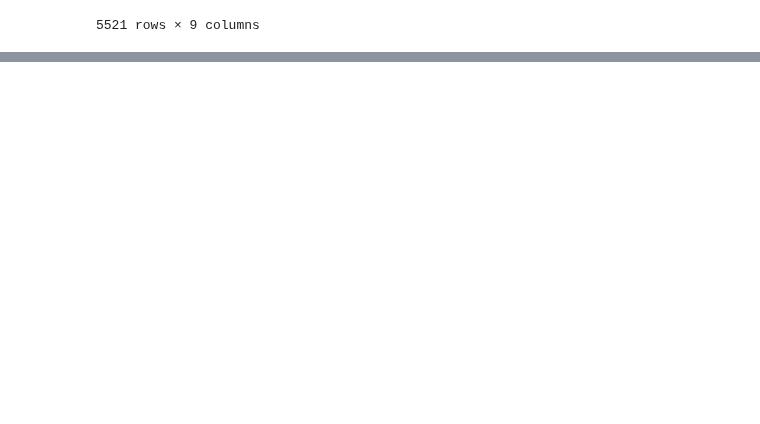
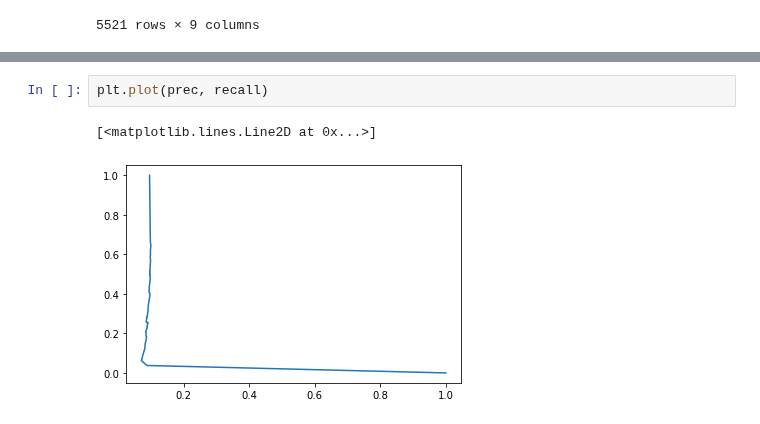
Before and after one commit to ajipalar/pynet, a Jupyter notebook: devel/PlotBioGridStats.ipynb, the cells around one changed output, grey strips where cells are left out. Drawn from its saved outputs; the diff is of its cells as text; blank space fills up the shorter version.

```diff
--- a/devel/PlotBioGridStats.ipynb
+++ b/devel/PlotBioGridStats.ipynb
@@ -107,0 +141,5 @@ spec_counts_df
+# %%
+plt.plot(prec, recall)
+# %% [output]
+[<matplotlib.lines.Line2D at 0x...>]
+[figure, added]
```
Also changed, not shown: parts of 5 cells of this notebook.
